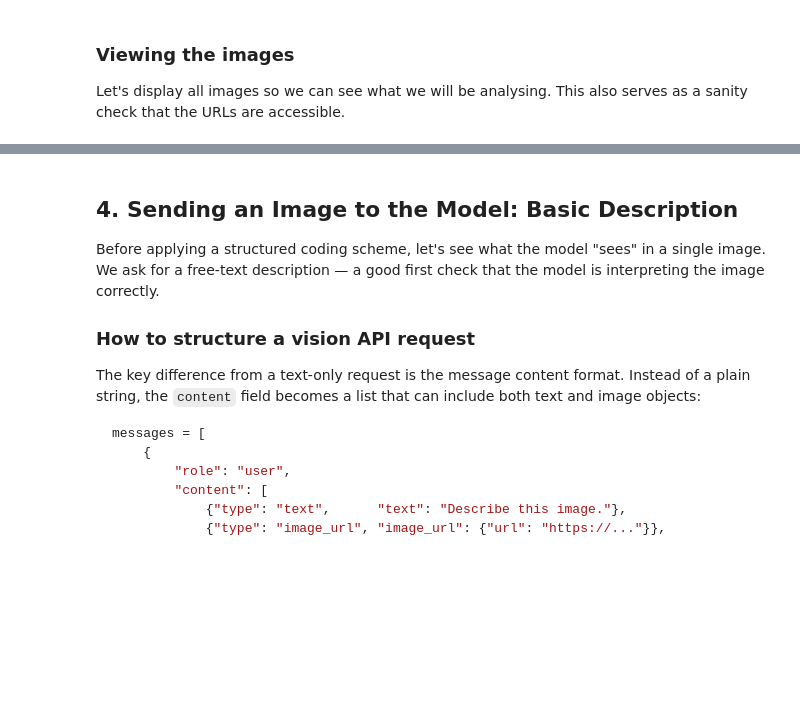
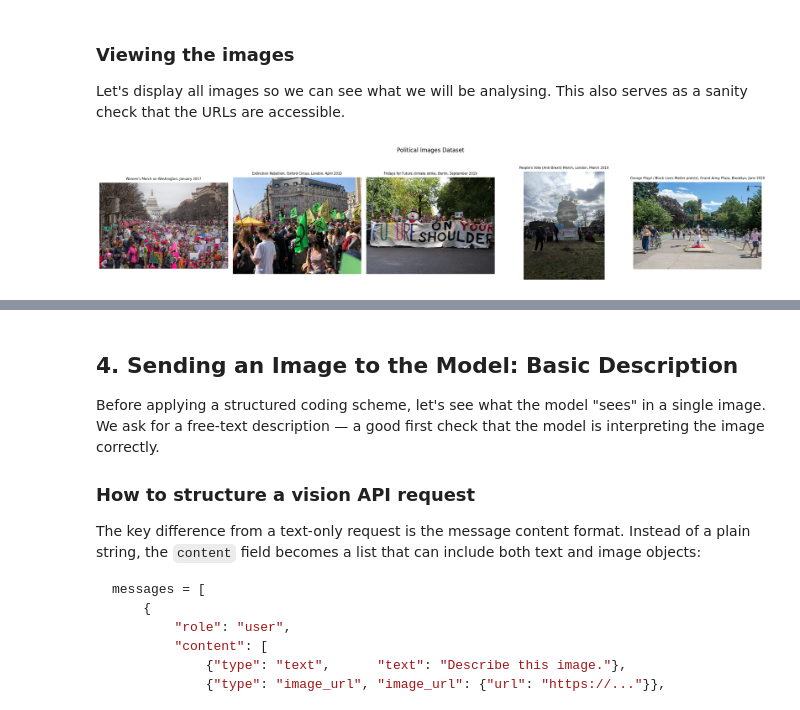
Before and after one commit to z-dickson/my580-applied-language-models, a Jupyter notebook: code/vision_analysis.ipynb, the cells around one changed output, grey strips where cells are left out. Drawn from its saved outputs; the diff is of its cells as text; code cells hidden in the pictures; blank space fills up the shorter version.

```diff
--- a/code/vision_analysis.ipynb
+++ b/code/vision_analysis.ipynb
@@ -95,30 +119,33 @@ We use a curated set of freely licensed photographs from Wikimedia Commons depic
 # %%
 # A curated set of freely licensed political protest images from Wikimedia Commons
 # Each entry: a short key, a public URL, and a human-readable label
+#
+# URLs are 960px thumbnails served via upload.wikimedia.org (verified 200 OK).
+# Licences confirmed via the Wikimedia Commons imageinfo API.
 IMAGES = {
     "womens_march_2017": {
-        "url": "https://upload.wikimedia.org/wikipedia/commons/thumb/a/ae/Women%27s_March_on_Washington_%2832593123745%29.jpg/800px-Women%27s_March_on_Washington_%2832593123745%29.jpg",
+        "url": "https://upload.wikimedia.org/wikipedia/commons/thumb/c/c9/Women%27s_March_on_Washington_%2832593123745%29.jpg/960px-Women%27s_March_on_Washington_%2832593123745%29.jpg",
         "label": "Women's March on Washington, January 2017",
-        "source": "Wikimedia Commons (CC BY 2.0)",
+        "source": "Wikimedia Commons (CC BY-SA 2.0)",
     },
     "extinction_rebellion_london_2019": {
-        "url": "https://upload.wikimedia.org/wikipedia/commons/thumb/5/50/Extinction_Rebellion_protesters%2C_Parliament_Square%2C_London%2C_April_2019.jpg/800px-Extinction_Rebellion_protesters%2C_Parliament_Square%2C_London%2C_April_2019.jpg",
-        "label": "Extinction Rebellion, Parliament Square, London, April 2019",
+        "url": "https://upload.wikimedia.org/wikipedia/commons/thumb/8/8e/Extinction_Rebellion%2C_Oxford_Circus%2C_London%2C_April_19%2C_2019.jpg/960px-Extinction_Rebellion%2C_Oxford_Circus%2C_London%2C_April_19%2C_2019.jpg",
+        "label": "Extinction Rebellion, Oxford Circus, London, April 2019",
         "source": "Wikimedia Commons (CC BY-SA 4.0)",
     },
     "fridays_for_future_berlin_2019": {
-        "url": "https://upload.wikimedia.org/wikipedia/commons/thumb/c/c6/Fridays_for_Future_Berlin_29-03-2019_14.jpg/800px-Fridays_for_Future_Berlin_29-03-2019_14.jpg",
-        "label": "Fridays for Future climate strike, Berlin, March 2019",
+        "url": "https://upload.wikimedia.org/wikipedia/commons/thumb/3/38/Front_of_the_3rd_Global_Climate_Strike_Berlin_FridaysForFuture_demonstration_78.jpg/960px-Front_of_the_3rd_Global_Climate_Strike_Berlin_FridaysForFuture_demonstration_78.jpg",
+        "label": "Fridays for Future climate strike, Berlin, September 2019",
+        "source": "Wikimedia Commons (CC0 / Public Domain)",
+    },
+    "peoples_vote_march_london_2019": {
+        "url": "https://upload.wikimedia.org/wikipedia/commons/thumb/b/b6/%22Stop_Brexit%22_artwork_at_the_People%27s_Vote_March_in_London%2C_23rd_March_2019.jpg/960px-%22Stop_Brexit%22_artwork_at_the_People%27s_Vote_March_in_London%2C_23rd_March_2019.jpg",
+        "label": "People's Vote (Anti-Brexit) March, London, March 2019",
         "source": "Wikimedia Commons (CC BY-SA 4.0)",
     },
-    "peoples_vote_march_london_2019": {
-        "url": "https://upload.wikimedia.org/wikipedia/commons/thumb/7/76/Brexit_Protest%2C_London%2C_23_March_2019_01.jpg/800px-Brexit_Protest%2C_London%2C_23_March_2019_01.jpg",
-        "label": "People's Vote (Anti-Brexit) March, London, March 2019",
-        "source": "Wikimedia Commons (CC BY 2.0)",
-    },
-    "blm_minneapolis_2020": {
-        "url": "https://upload.wikimedia.org/wikipedia/commons/thumb/9/9e/George_Floyd_protest_at_CityHall_Minneapolis_1.jpg/800px-George_Floyd_protest_at_CityHall_Minneapolis_1.jpg",
-        "label": "George Floyd / Black Lives Matter protest, Minneapolis, June 2020",
+    "blm_brooklyn_2020": {
+        "url": "https://upload.wikimedia.org/wikipedia/commons/thumb/b/b1/George_Floyd_protest_in_Grand_Army_Plaza_June_7_%2872992%29.jpg/960px-George_Floyd_protest_in_Grand_Army_Plaza_June_7_%2872992%29.jpg",
+        "label": "George Floyd / Black Lives Matter protest, Grand Army Plaza, Brooklyn, June 2020",
         "source": "Wikimedia Commons (CC BY 2.0)",
     },
 }
@@ -133,28 +167,32 @@ Let's display all images so we can see what we will be analysing. This also serv
 # %%
 def load_image_from_url(url: str) -> Image.Image | None:
     """Download an image from a URL and return a PIL Image object."""
+    headers = {"User-Agent": "Mozilla/5.0 (compatible; MY580-LLMs/1.0; educational use)"}
     try:
-        response = requests.get(url, timeout=10)
+        response = requests.get(url, headers=headers, timeout=10)
         response.raise_for_status()
         return Image.open(BytesIO(response.content))
     except Exception as e:
         print(f"  Could not load image from {url}: {e}")
         return None
 
 # Display all images in a grid
 n = len(IMAGES)
 fig, axes = plt.subplots(1, n, figsize=(4 * n, 4))
 
 for ax, (key, meta) in zip(axes, IMAGES.items()):
+    time.sleep(1)  # be polite to the server
     img = load_image_from_url(meta['url'])
     if img:
         ax.imshow(img)
         ax.set_title(meta['label'], fontsize=7, wrap=True)
     else:
         ax.text(0.5, 0.5, 'Could not load', ha='center', va='center')
         ax.set_title(key, fontsize=7)
     ax.axis('off')
 
 plt.suptitle('Political Images Dataset', fontsize=12, y=1.02)
 plt.tight_layout()
 plt.show()
+# %% [output]
+[figure, added]
```
Also changed, not shown: parts of 15 cells of this notebook, 48 other files.
